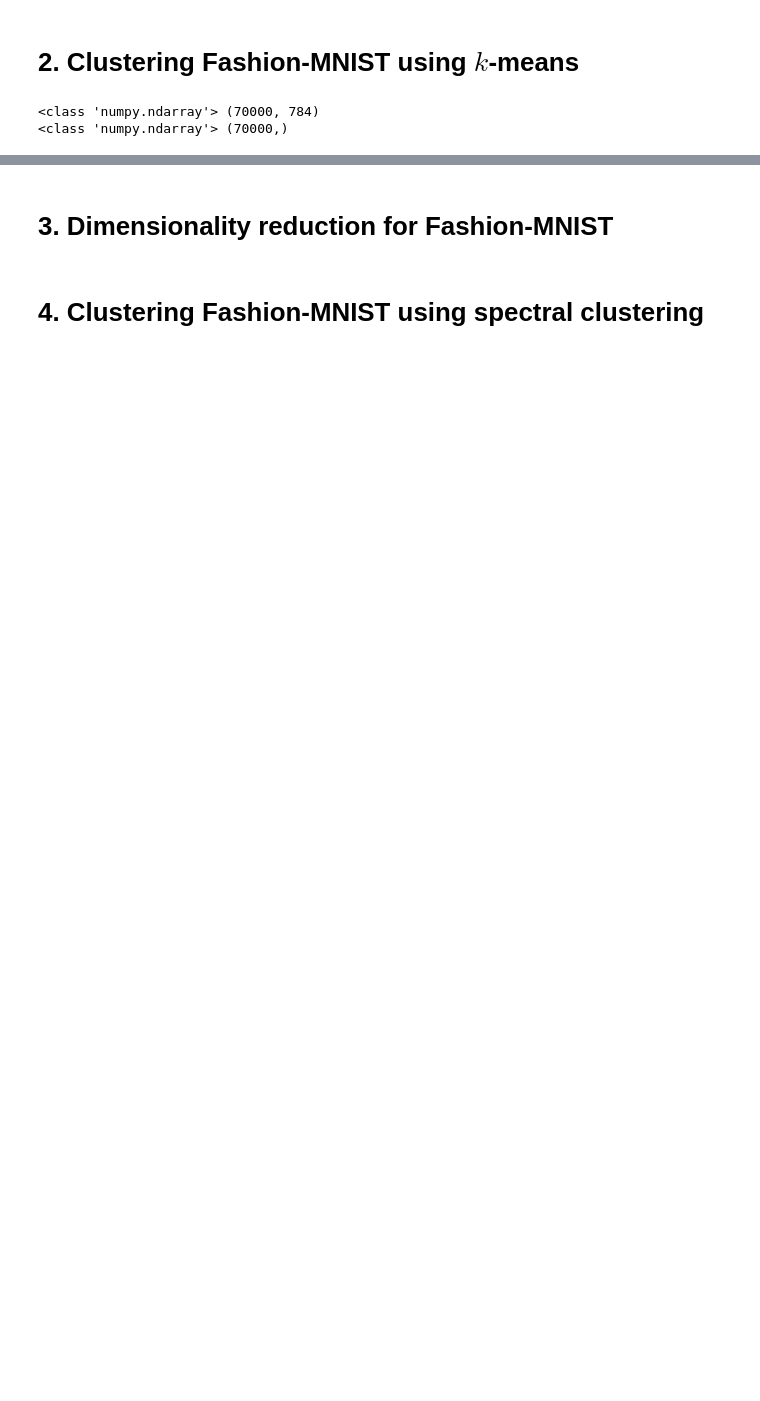
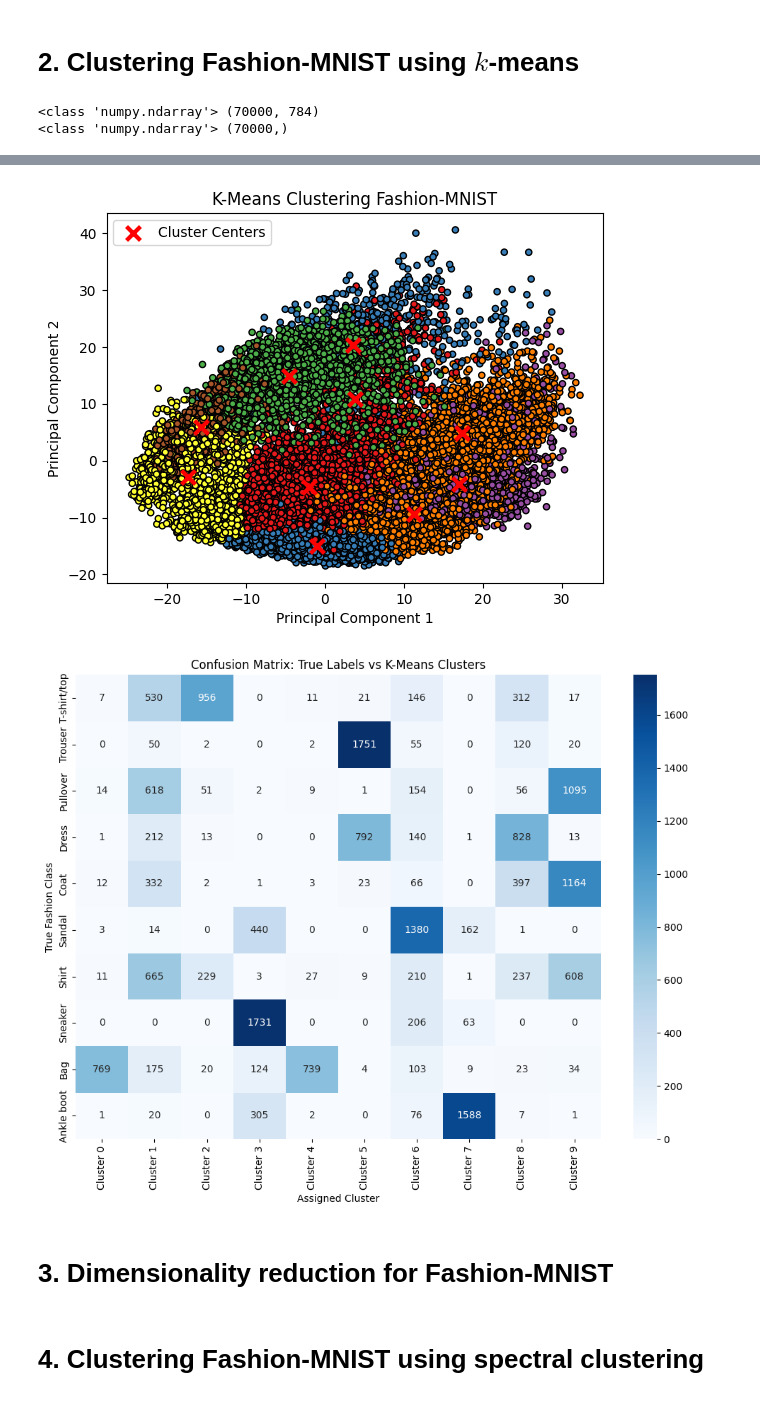
Before and after one commit to brodyanderson/math-6880-Project2, a Jupyter notebook: project2.ipynb, the cells around one changed output, grey strips where cells are left out. Saved outputs shown, nothing was run; the diff lists cells and outputs as text; code cells hidden in the pictures; blank space fills up the shorter version.

```diff
--- a/project2.ipynb
+++ b/project2.ipynb
@@ -200,3 +216,41 @@ print(type(y),y.shape)
+# %%
+# K-Means Cluster Analysis
+scaler = StandardScaler()
+X_sample_scaled = scaler.fit_transform(X_sample)
+
+kmeans_model = KMeans(n_clusters=10, random_state=1)
+y_pred = kmeans_model.fit_predict(X_sample_scaled)
+
+pca_model = PCA()
+X_PCA = pca_model.fit_transform(X_sample_scaled)
+
+cluster_centers_pca = pca_model.transform(kmeans_model.cluster_centers_)
+
+plt.scatter(X_PCA[:, 0], X_PCA[:, 1], c=y_pred, cmap=cmap, edgecolor='k', s=20)
+plt.scatter(cluster_centers_pca[:, 0], cluster_centers_pca[:, 1], c='red', marker='x', s=100, linewidth=3, label='Cluster Centers')
+plt.xlabel('Principal Component 1')
+plt.ylabel('Principal Component 2')
+plt.title('K-Means Clustering Fashion-MNIST')
+plt.legend()
+plt.show()
+
+print()
+print()
+
+cm = confusion_matrix(y_sample, y_pred)
+
+plt.figure(figsize=(10, 8))
+sns.heatmap(cm, annot=True, fmt='d', cmap='Blues',
+            xticklabels=[f'Cluster {i}' for i in range(10)],
+            yticklabels=classes)
+plt.title('Confusion Matrix: True Labels vs K-Means Clusters')
+plt.ylabel('True Fashion Class')
+plt.xlabel('Assigned Cluster')
+plt.tight_layout()
+plt.show()
+# %% [output]
+[figure, added]
+[figure, added]
 # %% [markdown]
 # 3. Dimensionality reduction for Fashion-MNIST
 # %%
```
Also changed, not shown: parts of 5 cells of this notebook.
